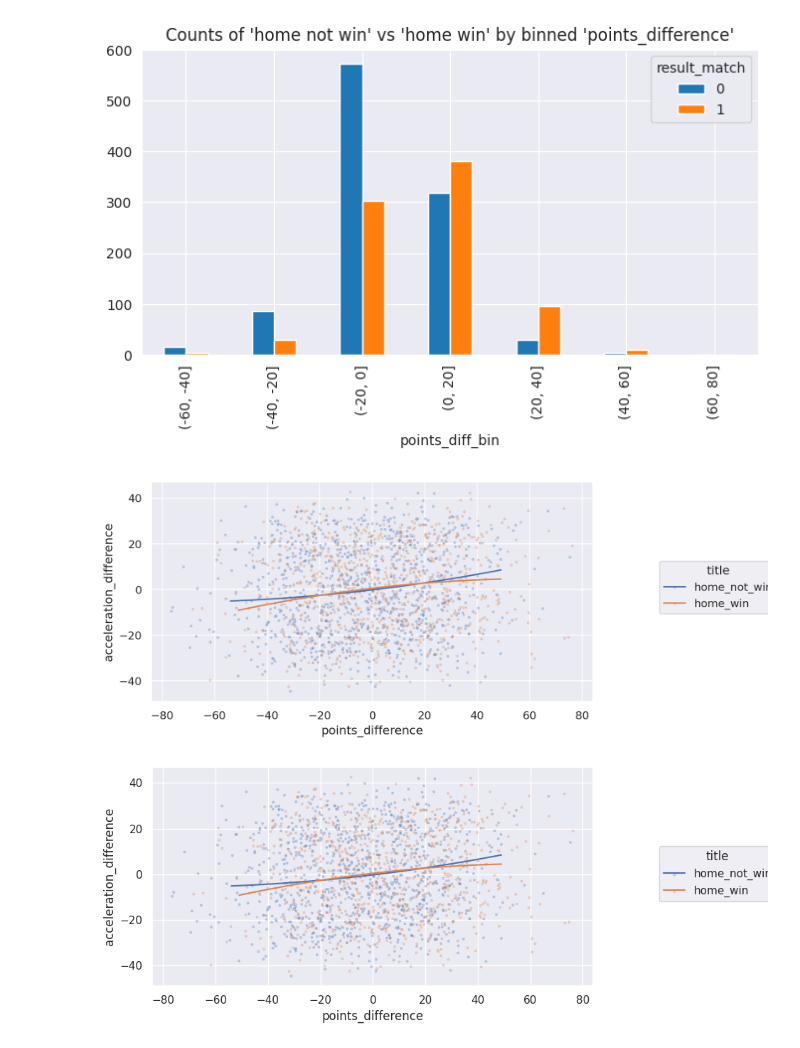
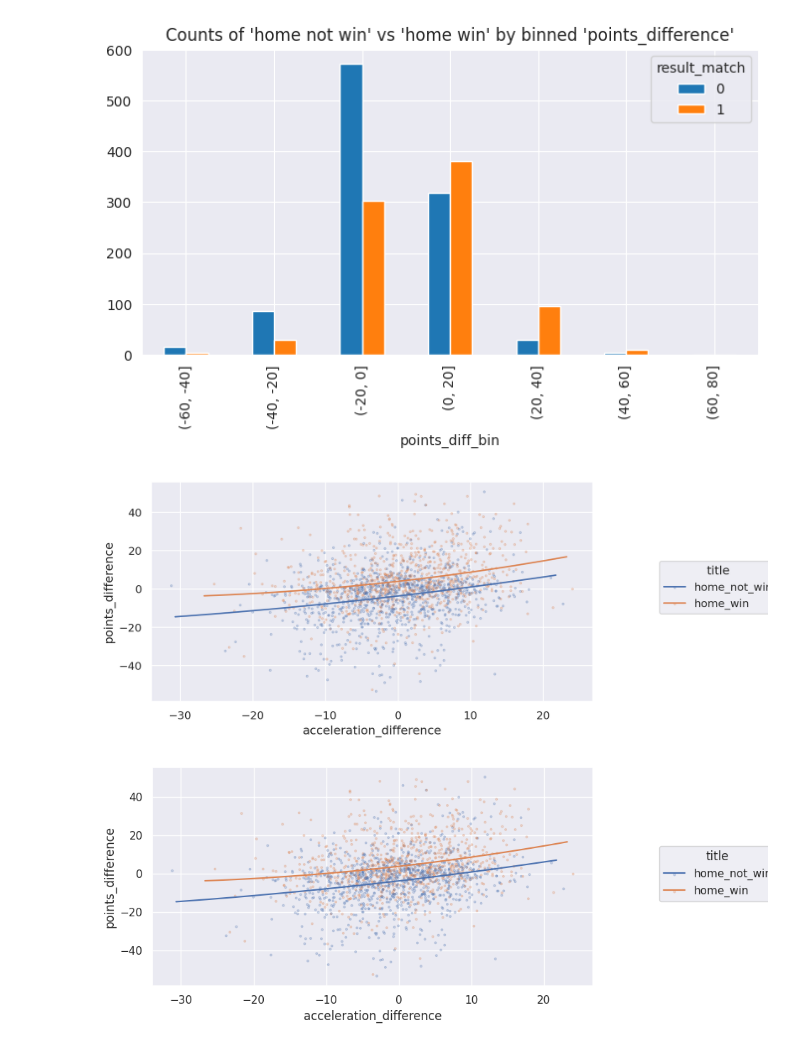
Before and after one commit to kamil0920/football_result_prediction-v2, a Jupyter notebook: src/eda.ipynb, the cells around one changed output. Saved outputs shown, nothing was run; the diff lists cells and outputs as text; code cells hidden in the pictures.

```diff
--- a/src/eda.ipynb
+++ b/src/eda.ipynb
@@ -206,14 +86,14 @@ plt.show()
 # %%
 import seaborn.objects as so
 
 fig = plt.figure(figsize=(8, 4))
 (so
- .Plot(X_trn.assign(title=y_trn.apply(lambda x: 'home_win' if x == 1 else 'home_not_win')), x='points_difference', y='acceleration_difference', color='title')
- .add(so.Dots(alpha=.3, pointsize=2), so.Jitter(x=70, y=60))
+ .Plot(X_trn.assign(title=y_trn.apply(lambda x: 'home_win' if x == 1 else 'home_not_win')), x='acceleration_difference', y='points_difference', color='title')
+ .add(so.Dots(alpha=.3, pointsize=2), so.Jitter(x=4, y=4))
  .add(so.Line(), so.PolyFit())
  .on(fig)
  .plot()
  )
 # %% [output]
-[figure, old version]
+[figure, new version]
-[figure, old version]
+[figure, new version]
```
Also changed, not shown: parts of 8 cells of this notebook, 4 other files.
